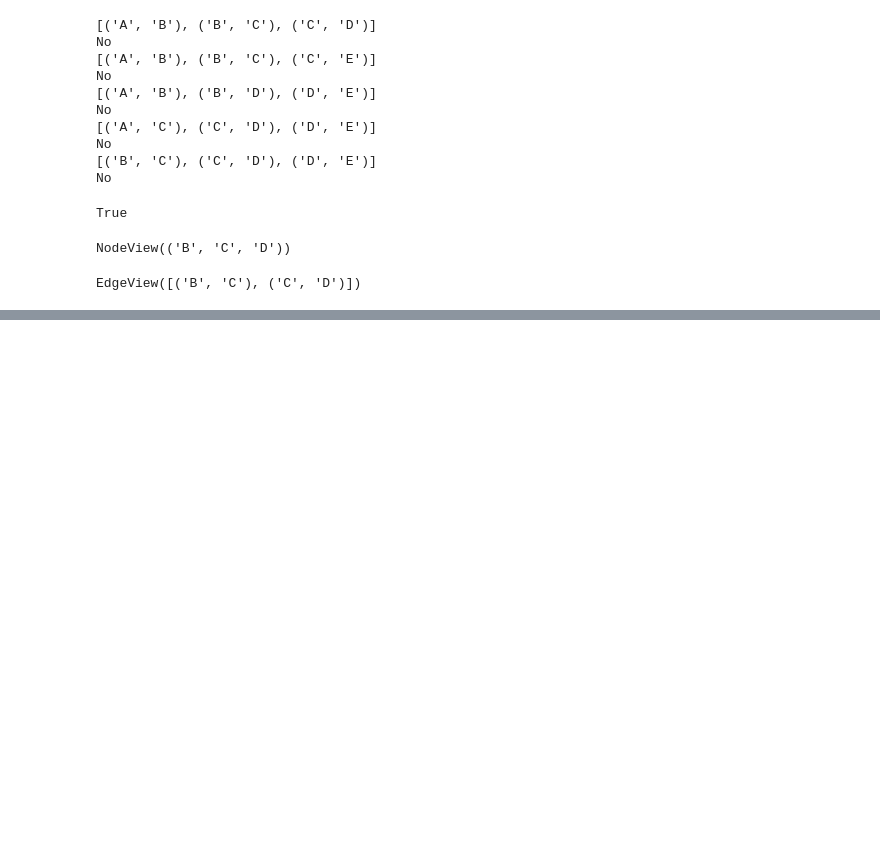
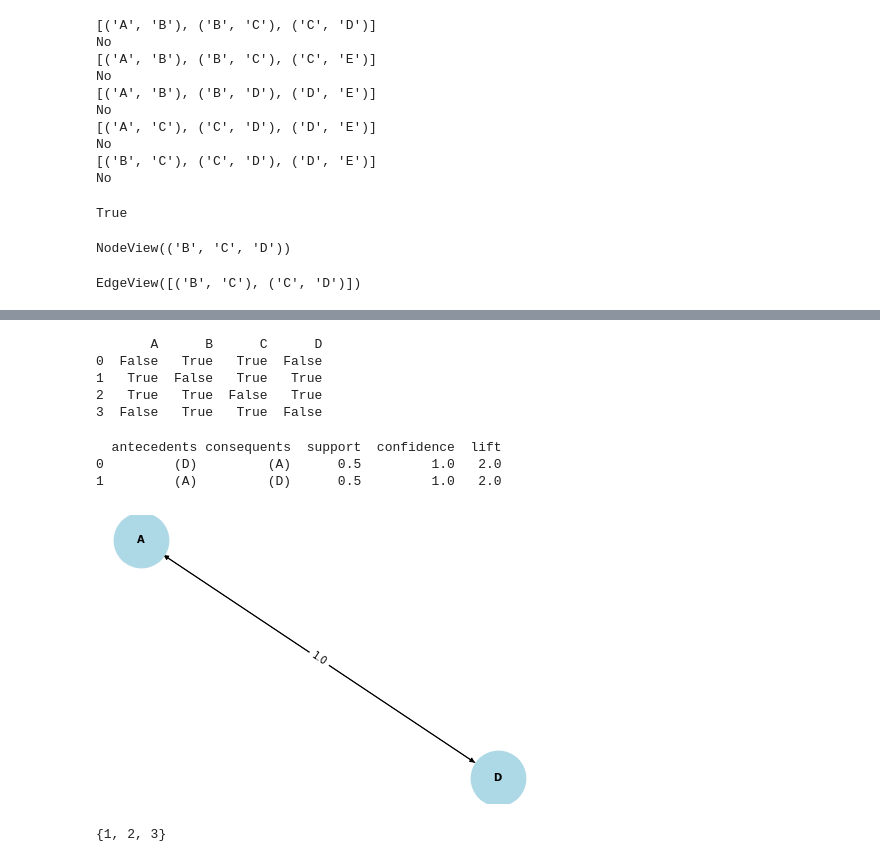
Before and after one commit to Morten-Tejlmand/5-semester, a Jupyter notebook: Fodbold/apriori.ipynb, the cells around one changed output, grey strips where cells are left out. Saved outputs shown, nothing was run; the diff lists cells and outputs as text; code cells hidden in the pictures; blank space fills up the shorter version.

```diff
--- a/Fodbold/apriori.ipynb
+++ b/Fodbold/apriori.ipynb
@@ -188,0 +409,59 @@ EdgeView([('B', 'C'), ('C', 'D')])
+# %%
+from mlxtend.preprocessing import TransactionEncoder
+import pandas as pd
+
+# Initialize the transaction encoder
+te = TransactionEncoder()
+
+# Fit and transform the transactions into a one-hot encoded array
+te_ary = te.fit(transactions).transform(transactions)
+
+# Convert the array to a pandas DataFrame
+df = pd.DataFrame(te_ary, columns=te.columns_)
+print(df)
+# %% [output]
+       A      B      C      D
+0  False   True   True  False
+1   True  False   True   True
+2   True   True  False   True
+3  False   True   True  False
+# %%
+from mlxtend.frequent_patterns import apriori, association_rules
+
+# Apply the Apriori algorithm with a minimum support threshold
+frequent_itemsets = apriori(df, min_support=0.5, use_colnames=True)
+
+# Generate association rules with a minimum confidence threshold
+rules = association_rules(frequent_itemsets, metric="confidence", min_threshold=0.7)
+
+# Print the resulting rules
+print(rules[['antecedents', 'consequents', 'support', 'confidence', 'lift']])
+# %% [output]
+  antecedents consequents  support  confidence  lift
+0         (D)         (A)      0.5         1.0   2.0
+1         (A)         (D)      0.5         1.0   2.0
+# %%
+import networkx as nx
+import matplotlib.pyplot as plt
+
+# Create a directed graph for the association rules
+G = nx.DiGraph()
+
+# Add edges for each association rule
+for index, row in rules.iterrows():
+    for antecedent in row['antecedents']:
+        for consequent in row['consequents']:
+            G.add_edge(antecedent, consequent, weight=row['confidence'])
+
+# Plot the network graph
+pos = nx.spring_layout(G)
+nx.draw(G, pos, with_labels=True, node_size=3000, node_color="lightblue", font_size=10, font_weight="bold")
+
+# Draw edge labels for confidence values
+edge_labels = nx.get_edge_attributes(G, 'weight')
+edge_labels = {k: round(v, 2) for k, v in edge_labels.items()}
+nx.draw_networkx_edge_labels(G, pos, edge_labels=edge_labels)
+
+plt.show()
+# %% [output]
+[figure, added]
@@ -188,0 +488,8 @@ EdgeView([('B', 'C'), ('C', 'D')])
+# %%
+from itertools import chain
+l1 = [1,2]
+l2 = [2,3]
+
+set(chain(l1, l2))
+# %% [output]
+{1, 2, 3}
```
Also changed, not shown: parts of 27 cells of this notebook.
